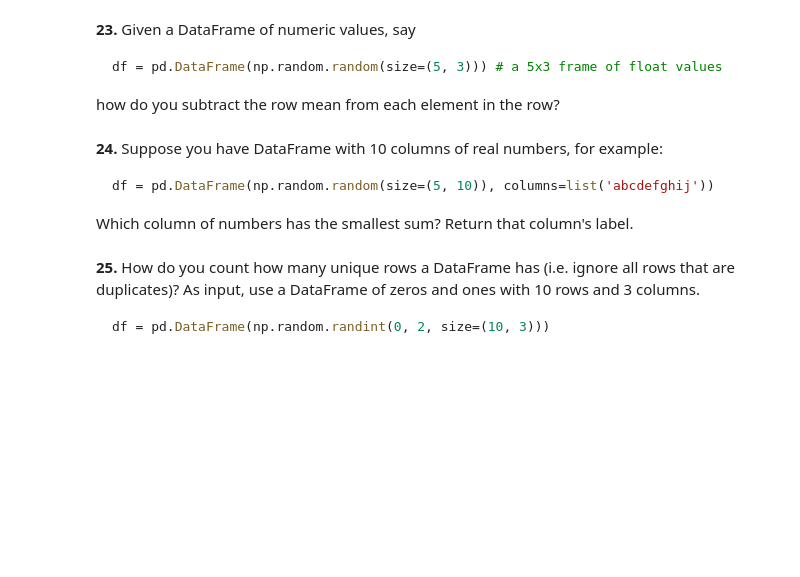
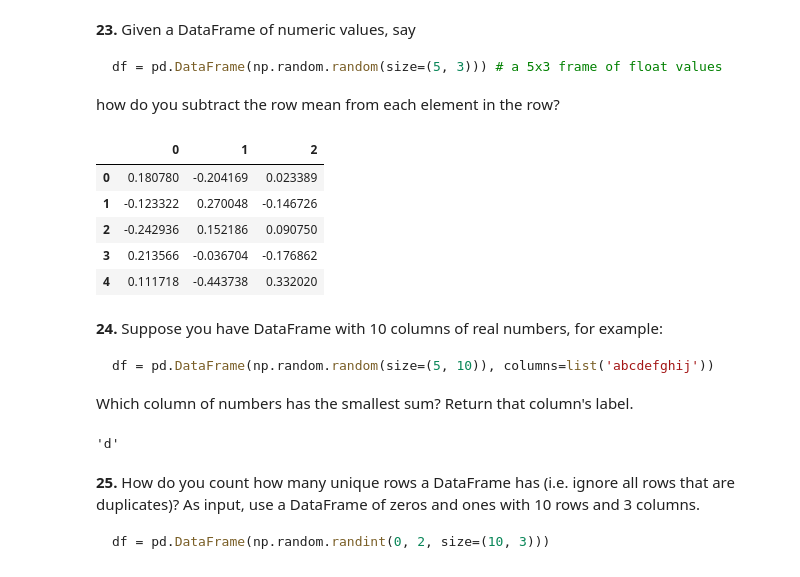
Before and after one commit to Rishika-05/Python-practice, a Jupyter notebook: 100-pandas-puzzles.ipynb, the cells around one changed output. Saved outputs shown, nothing was run; the diff lists cells and outputs as text; code cells hidden in the pictures; blank space fills up the shorter version.

````diff
--- a/100-pandas-puzzles.ipynb
+++ b/100-pandas-puzzles.ipynb
@@ -288,6 +305,17 @@ df = pd.DataFrame(np.random.random(size=(5, 3))) # a 5x3 frame of float values
 ```
 
 how do you subtract the row mean from each element in the row?
+# %%
+df = pd.DataFrame(np.random.random(size=(5, 3)))
+
+df.sub(df.mean(axis=1), axis=0)
+# %% [output]
+|  | 0 | 1 | 2 |
+| 0 | 0.180780 | -0.204169 | 0.023389 |
+| 1 | -0.123322 | 0.270048 | -0.146726 |
+| 2 | -0.242936 | 0.152186 | 0.090750 |
+| 3 | 0.213566 | -0.036704 | -0.176862 |
+| 4 | 0.111718 | -0.443738 | 0.332020 |
 # %% [markdown]
 **24.** Suppose you have DataFrame with 10 columns of real numbers, for example:
 
@@ -295,6 +323,12 @@ how do you subtract the row mean from each element in the row?
 df = pd.DataFrame(np.random.random(size=(5, 10)), columns=list('abcdefghij'))
 ```
 Which column of numbers has the smallest sum?  Return that column's label.
+# %%
+df = pd.DataFrame(np.random.random(size=(5, 10)), columns=list('abcdefghij'))
+
+df.sum().idxmin()
+# %% [output]
+'d'
 # %% [markdown]
 **25.** How do you count how many unique rows a DataFrame has (i.e. ignore all rows that are duplicates)? As input, use a DataFrame of zeros and ones with 10 rows and 3 columns.
 
````
Also changed, not shown: parts of 5 cells of this notebook.
